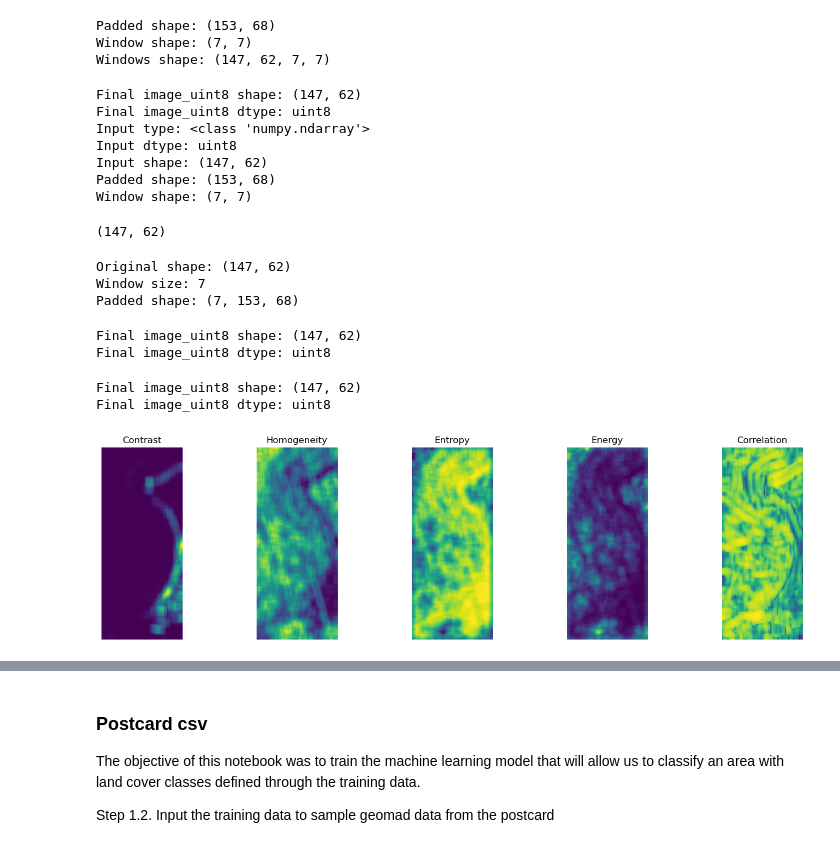
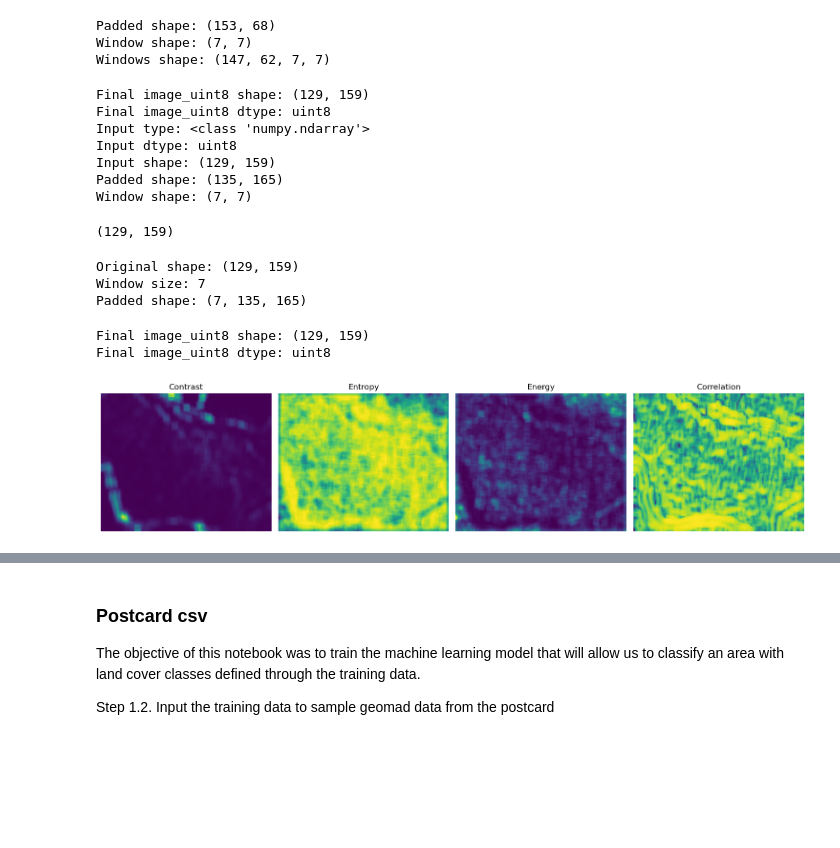
Before and after one commit to digitalearthpacific/dep-seagrass, a Jupyter notebook: classification/3-combined-workflow-texture-05062025.ipynb, the cells around one changed output, grey strips where cells are left out. Saved outputs shown, nothing was run; the diff lists cells and outputs as text; code cells hidden in the pictures; blank space fills up the shorter version.

```diff
--- a/classification/3-combined-workflow-texture-05062025.ipynb
+++ b/classification/3-combined-workflow-texture-05062025.ipynb
@@ -51,10 +51,12 @@ bbox = [min_lon, min_lat, max_lon, max_lat]
 # %%
-# min_lon = 160.08855
-# min_lat = -9.12915
-# max_lon = 160.17137
-# max_lat = -9.08003
 
-# bbox = [min_lon, min_lat, max_lon, max_lat]
+min_lon = 177.826611
+min_lat = -18.264173
+
+max_lon = 177.840780
+max_lat = -18.253193
+
+bbox = [min_lon, min_lat, max_lon, max_lat]
 # %%
 datetime="2024"
 items = list(client.search(collections=["dep_s2_geomad"], datetime=datetime, bbox=bbox).items())
@@ -245,18 +247,18 @@ features = patchwise_glcm_feature(
     image_uint8,
     window_size=7,
     levels=256,
-    features=('contrast', 'homogeneity', 'entropy')
+    features=('contrast', 'entropy', 'energy', 'correlation')
 )
 # %% [output]
-Final image_uint8 shape: (147, 62)
+Final image_uint8 shape: (129, 159)
 Final image_uint8 dtype: uint8
 Input type: <class 'numpy.ndarray'>
 Input dtype: uint8
-Input shape: (147, 62)
-Padded shape: (153, 68)
+Input shape: (129, 159)
+Padded shape: (135, 165)
 Window shape: (7, 7)
 # %%
-def patchwise_glcm_feature(image_blue, window_size=7, levels=256, features=('contrast', 'homogeneity', 'entropy', 'energy', 'correlation')):
+def patchwise_glcm_feature(image_blue, window_size=7, levels=256, features=('contrast', 'entropy', 'energy', 'correlation')):
     pad = window_size // 2
     padded = np.pad(image_blue, pad, mode='reflect')
     windows = view_as_windows(padded, (window_size, window_size))
@@ -277,8 +279,6 @@ def patchwise_glcm_feature(image_blue, window_size=7, levels=256, features=('con
             )
             if 'contrast' in features:
                 feature_maps['contrast'][i, j] = graycoprops(glcm, 'contrast')[0, 0]
-            if 'homogeneity' in features:
-                feature_maps['homogeneity'][i, j] = graycoprops(glcm, 'homogeneity')[0, 0]
             if 'energy' in features:
                 feature_maps['energy'][i, j] = graycoprops(glcm, 'energy')[0, 0]
             if 'correlation' in features:
@@ -296,4 +296,4 @@ image2d = np.squeeze(image_blue)
 image2d = image_blue[0, :, :]  # Select first band
 print(image2d.shape)  # Should be (147, 62)
 # %% [output]
-(147, 62)
+(129, 159)
@@ -306,9 +304,9 @@ pad = window_size // 2
 padded = np.pad(image_blue, pad, mode='reflect')
 print("Padded shape:", padded.shape)
 # %% [output]
-Original shape: (147, 62)
+Original shape: (129, 159)
 Window size: 7
-Padded shape: (7, 153, 68)
+Padded shape: (7, 135, 165)
 # %%
 # Preprocess
 image_uint8 = np.nan_to_num(image_uint8, nan=0)
@@ -317,55 +315,28 @@ image_uint8 = np.ascontiguousarray(image_uint8)
 image_uint8 = image_uint8.astype('uint8')
 print("Final image_uint8 shape:", image_uint8.shape)
 print("Final image_uint8 dtype:", image_uint8.dtype)
-
-# Call function
-features = patchwise_glcm_feature(
-    image_uint8,
-    window_size=7,
-    levels=256,
-    features=('contrast', 'homogeneity', 'entropy')
-)
 # %% [output]
-Final image_uint8 shape: (147, 62)
+Final image_uint8 shape: (129, 159)
 Final image_uint8 dtype: uint8
-# %%
-# Preprocess
-image_uint8 = np.nan_to_num(image_uint8, nan=0)
-image_uint8 = np.squeeze(image_uint8)
-image_uint8 = np.ascontiguousarray(image_uint8)
-image_uint8 = image_uint8.astype('uint8')
-print("Final image_uint8 shape:", image_uint8.shape)
-print("Final image_uint8 dtype:", image_uint8.dtype)
-
-# Call function
-features = patchwise_glcm_feature(
-    image_uint8,
-    window_size=7,
-    levels=256,
-    features=('contrast', 'homogeneity', 'entropy')
-)
-# %% [output]
-Final image_uint8 shape: (147, 62)
-Final image_uint8 dtype: uint8
 # %%
 # Compute patchwise GLCM features
 features = patchwise_glcm_feature(
     image_uint8,
     window_size=7,
     levels=256,
-    features=('contrast', 'homogeneity', 'entropy', 'energy', 'correlation')
+    features=('contrast', 'entropy', 'energy', 'correlation')
 )
 
 # Visualize the features
 plt.figure(figsize=(15, 4))
 for idx, (name, fmap) in enumerate(features.items()):
     plt.subplot(1, len(features), idx+1)
     plt.imshow(fmap, cmap='viridis')
     plt.title(name.capitalize())
     plt.axis('off')
 plt.tight_layout()
 plt.show()
 # %% [output]
-[figure, old version]
+[figure, new version]
 # %%
 contrast_map = features['contrast']
```
Also changed, not shown: parts of 18 cells of this notebook, 1 other file.
